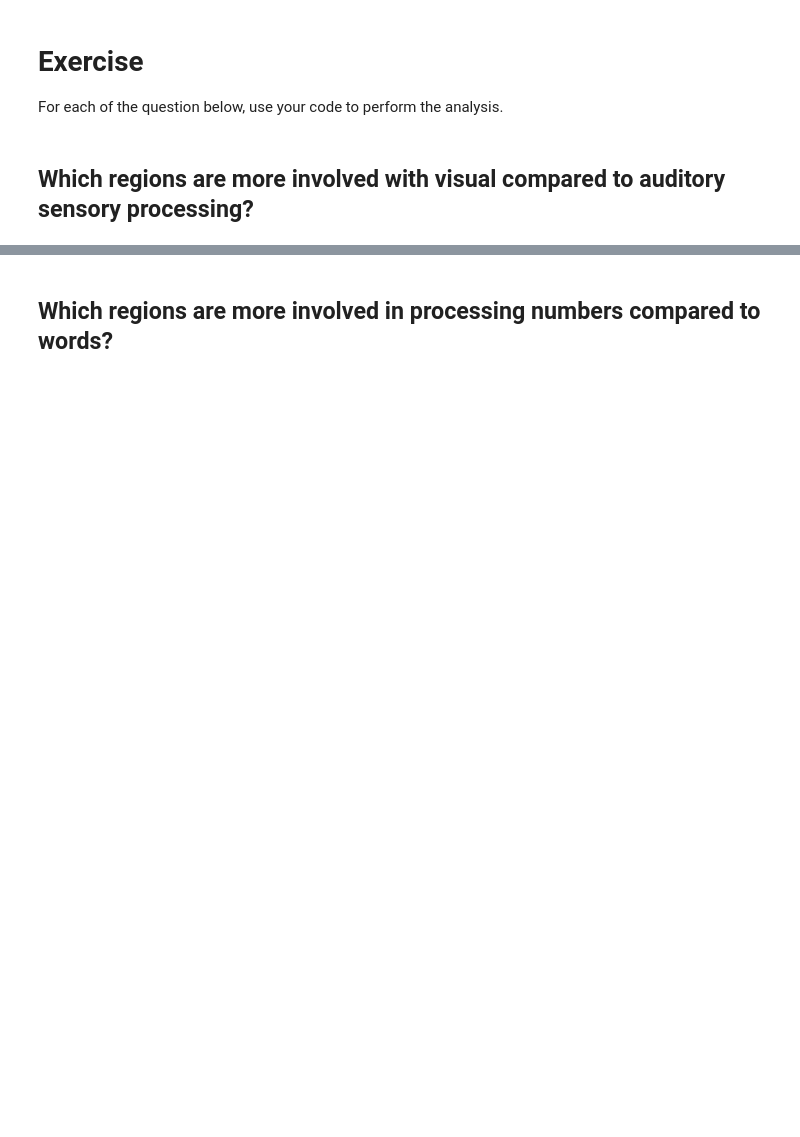
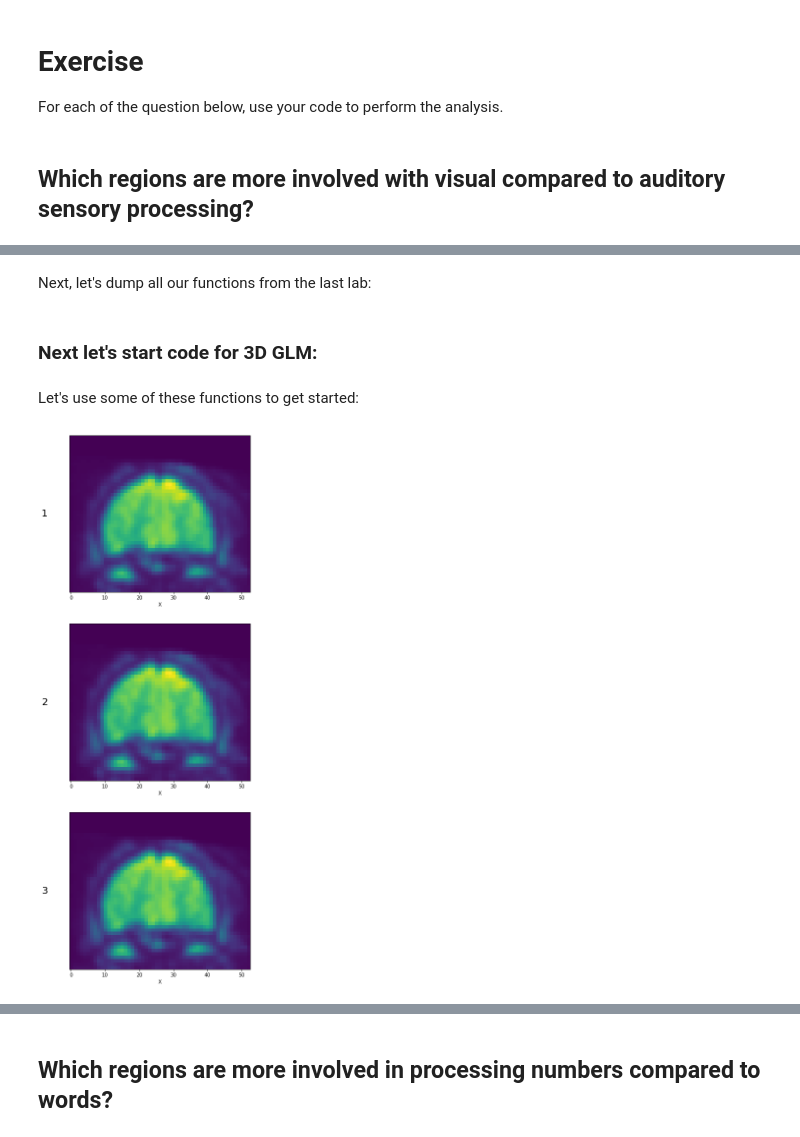
Before and after one commit to sapols/bai-book, a Jupyter notebook: content/labs/lab-glm_3d/index.ipynb, the cells around one changed output, grey strips where cells are left out. Saved outputs shown, nothing was run; the diff lists cells and outputs as text; code cells hidden in the pictures; blank space fills up the shorter version.

```diff
--- a/content/labs/lab-glm_3d/index.ipynb
+++ b/content/labs/lab-glm_3d/index.ipynb
@@ -68,0 +124,2 @@ For each of the question below, use your code to perform the analysis.
+# %% [markdown]
+Next, let's dump all our functions from the last lab:
@@ -68,0 +384,2 @@ For each of the question below, use your code to perform the analysis.
+# %% [markdown]
+### Next let's start code for 3D GLM:
@@ -68,0 +480,6 @@ For each of the question below, use your code to perform the analysis.
+# %% [markdown]
+Let's use some of these functions to get started:
+# %%
+FunctionalData3D.plot_data(data, [1,2,3], axis='Y', pos=54)
+# %% [output]
+[figure, added]
```
Also changed, not shown: parts of 19 cells of this notebook, 2 other files.
